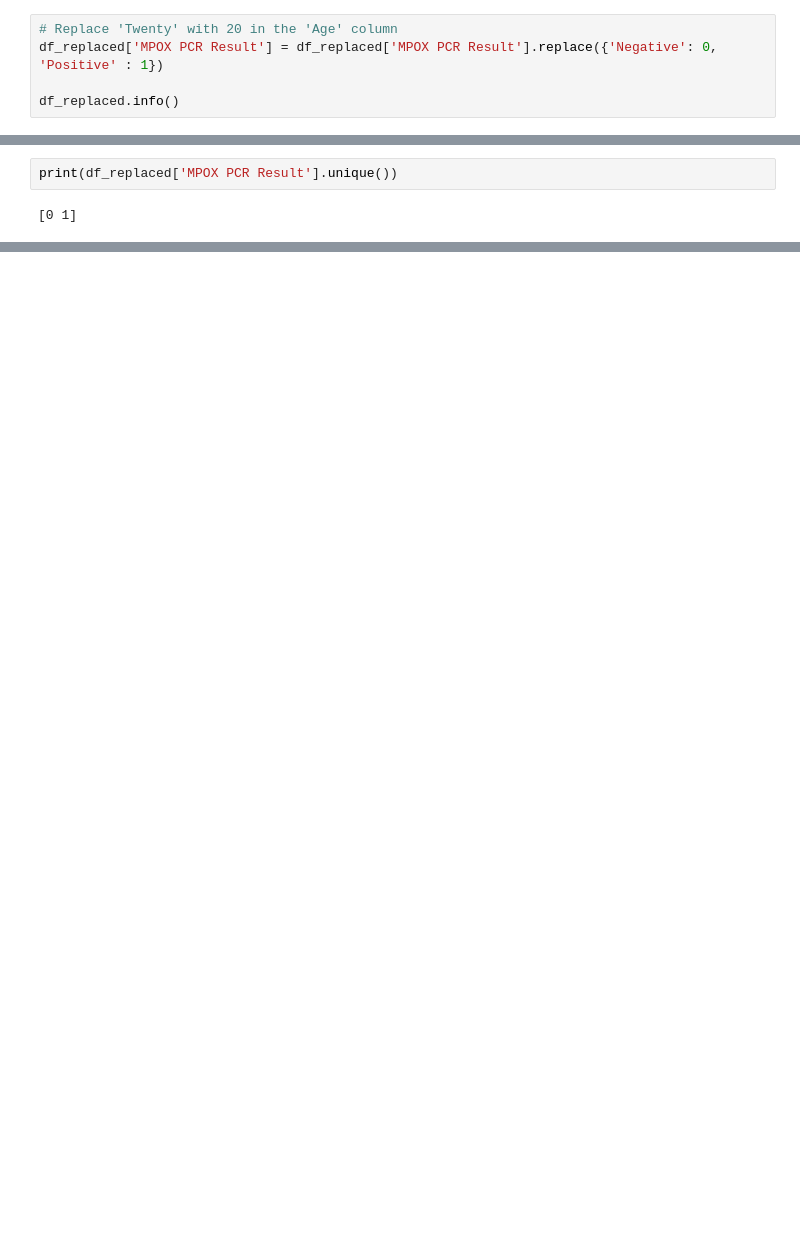
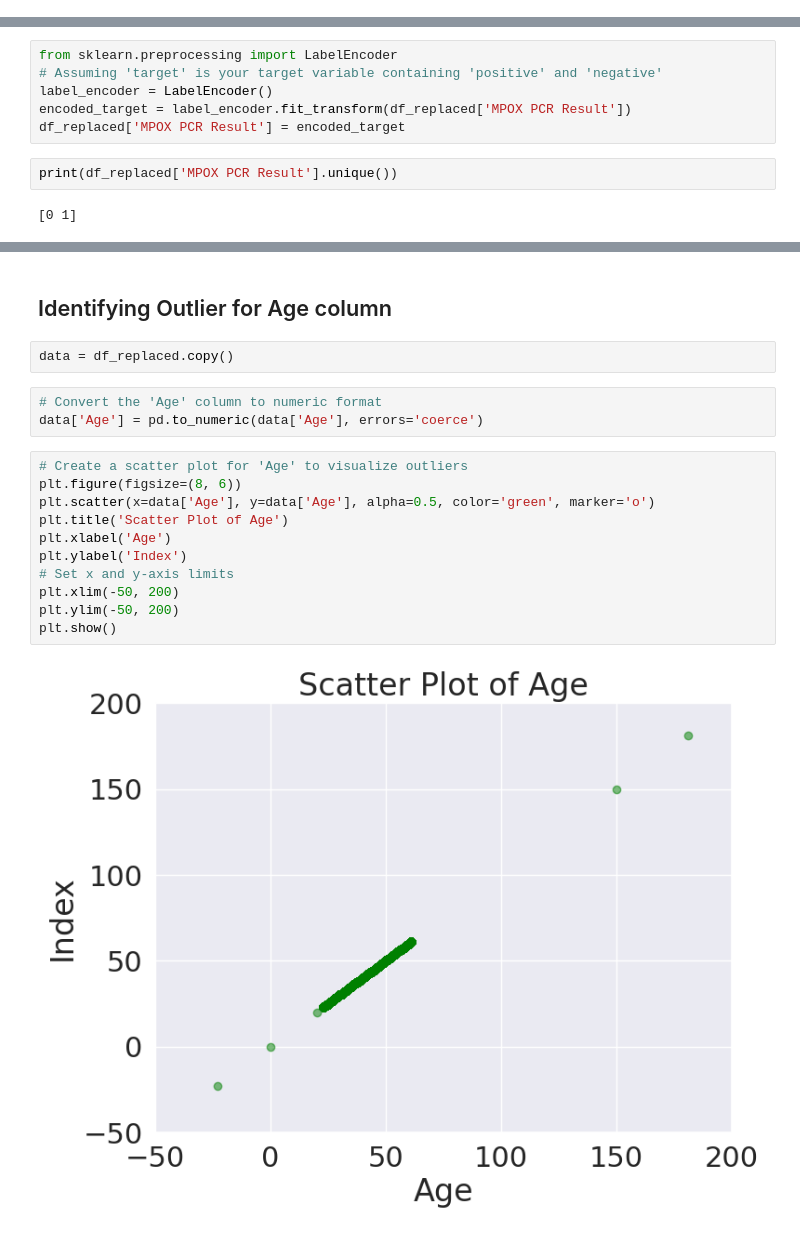
Before and after one commit to leaderman77/mpox_classification, a Jupyter notebook: monkeypox_dataset.ipynb, the cells around one changed output, grey strips where cells are left out. Cells and saved outputs as stored; diff of their text form; blank space fills up the shorter version.

```diff
--- a/monkeypox_dataset.ipynb
+++ b/monkeypox_dataset.ipynb
@@ -534,8 +421,3 @@ print(df_replaced['Age'].unique())
 print(df_replaced['MPOX PCR Result'].unique())
 # %% [output]
 ['Negative' 'Positive']
-# %%
-# Replace 'Twenty' with 20 in the 'Age' column
-df_replaced['MPOX PCR Result'] = df_replaced['MPOX PCR Result'].replace({'Negative': 0, 'Positive' : 1})
-
-df_replaced.info()
@@ -560,3 +439,9 @@ memory usage: 3.7 MB
+# %%
+from sklearn.preprocessing import LabelEncoder
+# Assuming 'target' is your target variable containing 'positive' and 'negative'
+label_encoder = LabelEncoder()
+encoded_target = label_encoder.fit_transform(df_replaced['MPOX PCR Result'])
+df_replaced['MPOX PCR Result'] = encoded_target
 # %%
 print(df_replaced['MPOX PCR Result'].unique())
 # %% [output]
@@ -563,0 +468,20 @@ print(df_replaced['MPOX PCR Result'].unique())
+# %% [markdown]
+## Identifying Outlier for Age column
+# %%
+data = df_replaced.copy()
+# %%
+# Convert the 'Age' column to numeric format
+data['Age'] = pd.to_numeric(data['Age'], errors='coerce')
+# %%
+# Create a scatter plot for 'Age' to visualize outliers
+plt.figure(figsize=(8, 6))
+plt.scatter(x=data['Age'], y=data['Age'], alpha=0.5, color='green', marker='o')
+plt.title('Scatter Plot of Age')
+plt.xlabel('Age')
+plt.ylabel('Index')
+# Set x and y-axis limits
+plt.xlim(-50, 200)
+plt.ylim(-50, 200)
+plt.show()
+# %% [output]
+[figure, added]
```
Also changed, not shown: parts of 108 cells of this notebook.
